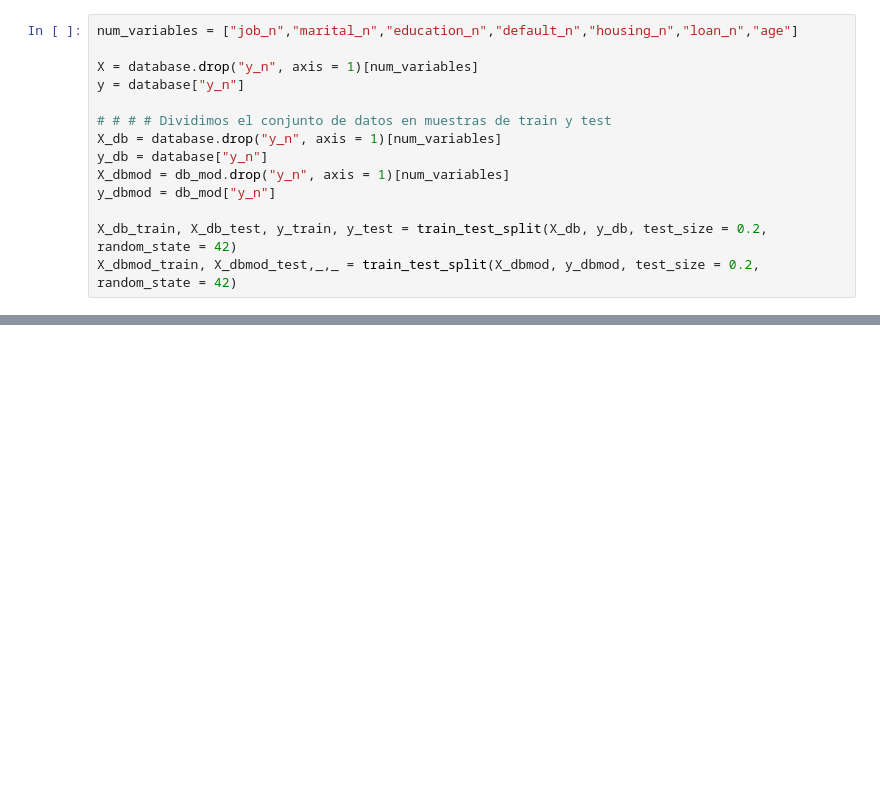
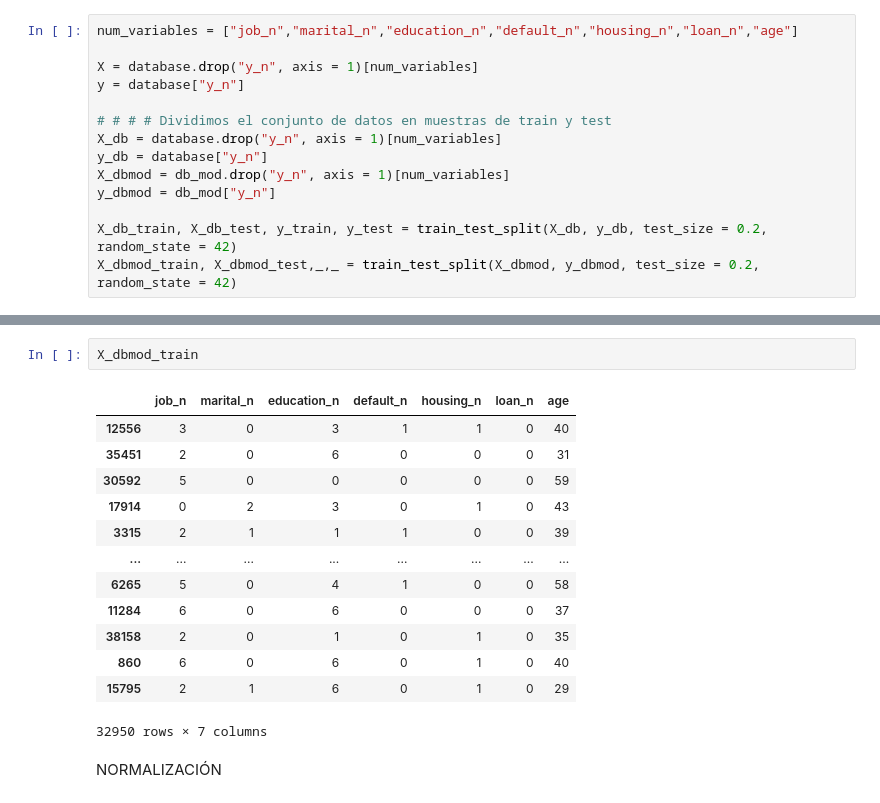
Before and after one commit to PuraCampos/ML_Banck, a Jupyter notebook: src/explore.ipynb, the cells around one changed output, grey strips where cells are left out. Saved outputs shown, nothing was run; the diff lists cells and outputs as text; blank space fills up the shorter version.

```diff
--- a/src/explore.ipynb
+++ b/src/explore.ipynb
@@ -418,0 +443,18 @@ X_dbmod_train, X_dbmod_test,_,_ = train_test_split(X_dbmod, y_dbmod, test_size =
+# %%
+X_dbmod_train
+# %% [output]
+|  | job_n | marital_n | education_n | default_n | housing_n | loan_n | age |
+| 12556 | 3 | 0 | 3 | 1 | 1 | 0 | 40 |
+| 35451 | 2 | 0 | 6 | 0 | 0 | 0 | 31 |
+| 30592 | 5 | 0 | 0 | 0 | 0 | 0 | 59 |
+| 17914 | 0 | 2 | 3 | 0 | 1 | 0 | 43 |
+| 3315 | 2 | 1 | 1 | 1 | 0 | 0 | 39 |
+| ... | ... | ... | ... | ... | ... | ... | ... |
+| 6265 | 5 | 0 | 4 | 1 | 0 | 0 | 58 |
+| 11284 | 6 | 0 | 6 | 0 | 0 | 0 | 37 |
+| 38158 | 2 | 0 | 1 | 0 | 1 | 0 | 35 |
+| 860 | 6 | 0 | 6 | 0 | 1 | 0 | 40 |
+| 15795 | 2 | 1 | 6 | 0 | 1 | 0 | 29 |
+32950 rows × 7 columns
+# %% [markdown]
+NORMALIZACIÓN
```
Also changed, not shown: parts of 10 cells of this notebook, 23 other files.
